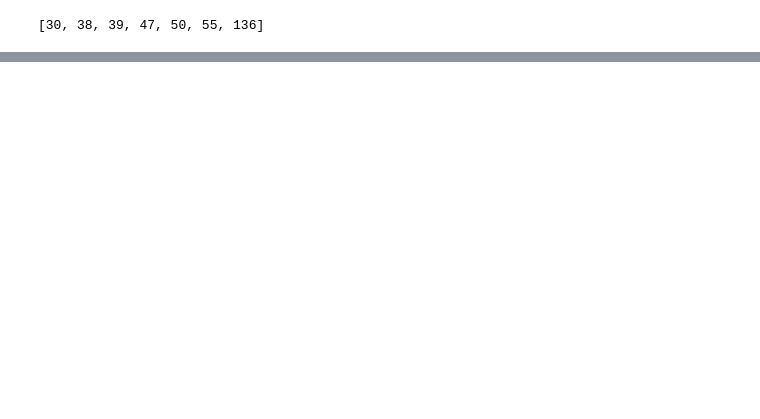
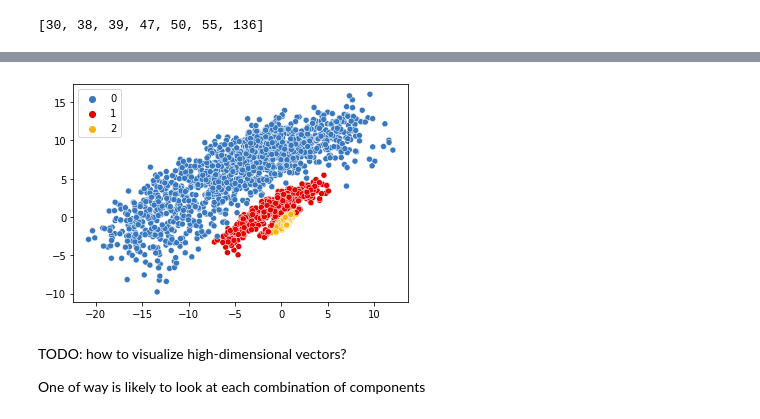
Before and after one commit to jeliason/hippo, a Jupyter notebook: notebooks/fitted_analysis.ipynb, the cells around one changed output, grey strips where cells are left out. Drawn from its saved outputs; the diff is of its cells as text; code cells hidden in the pictures; blank space fills up the shorter version.

```diff
--- a/notebooks/fitted_analysis.ipynb
+++ b/notebooks/fitted_analysis.ipynb
@@ -162,0 +187,23 @@ clust_locs
+# %%
+N = y_train.shape[1]
+K = 3 # discrete states
+D = 2 # continuous states, dimensionality of latent state
+
+cmap_limited = ListedColormap(colors[0:K])
+# %%
+print("Fitting SLDS with Laplace-EM")
+slds_lem = ssm.SLDS(N, K, D, emissions="poisson_orthog", emission_kwargs=dict(link="softplus"))
+slds_lem.initialize(y_train)
+
+q_lem_elbos, q_lem = slds_lem.fit(y_train, method="laplace_em",
+                              variational_posterior="structured_meanfield",
+                              num_iters=20, initialize=False, alpha=0)
+q_lem_x = q_lem.mean_continuous_states[0]
+
+# Find the permutation that matches the true and inferred states
+q_lem_z = slds_lem.most_likely_states(q_lem_x, y_train)
+
+# Smooth the data under the variational posterior
+q_lem_y = slds_lem.smooth(q_lem_x, y_train)
+
+normed_y = normalize(q_lem_y,axis=0,norm='l1')
@@ -162,0 +225,10 @@ clust_locs
+# %%
+sns.scatterplot(x=q_lem_x[:,0], y=q_lem_x[:,1],
+                hue=q_lem_z,palette=cmap_limited)
+plt.show()
+# %% [output]
+[figure, added]
+# %% [markdown]
+TODO: how to visualize high-dimensional vectors?
+
+One of way is likely to look at each combination of components
```
Also changed, not shown: parts of 20 cells of this notebook, 15 other files.
